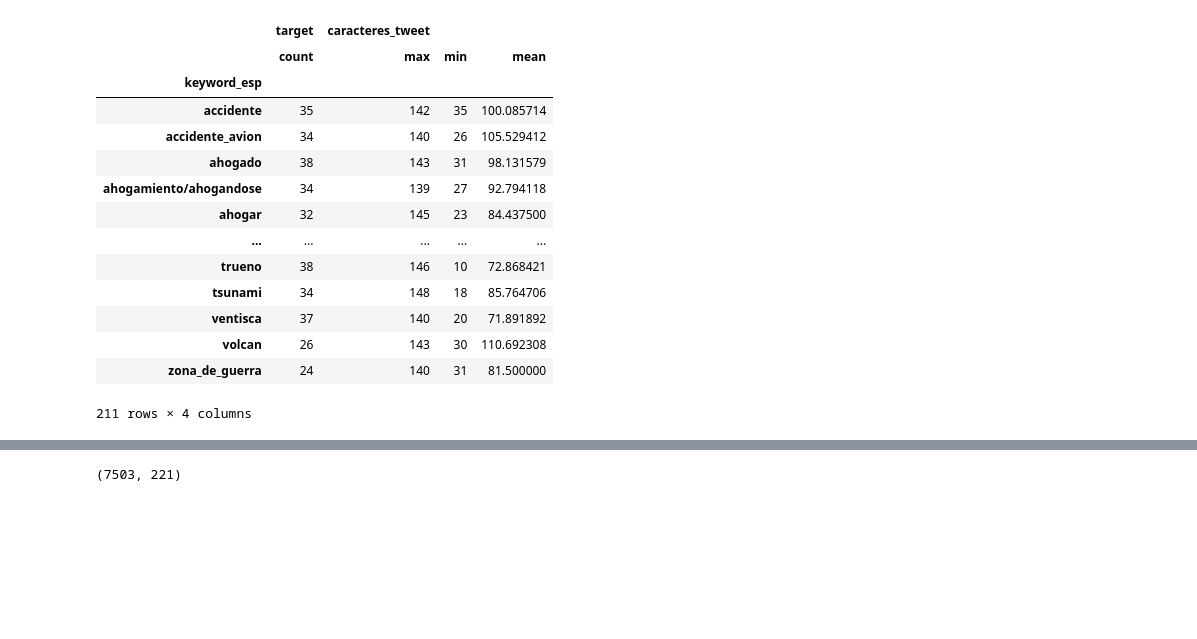
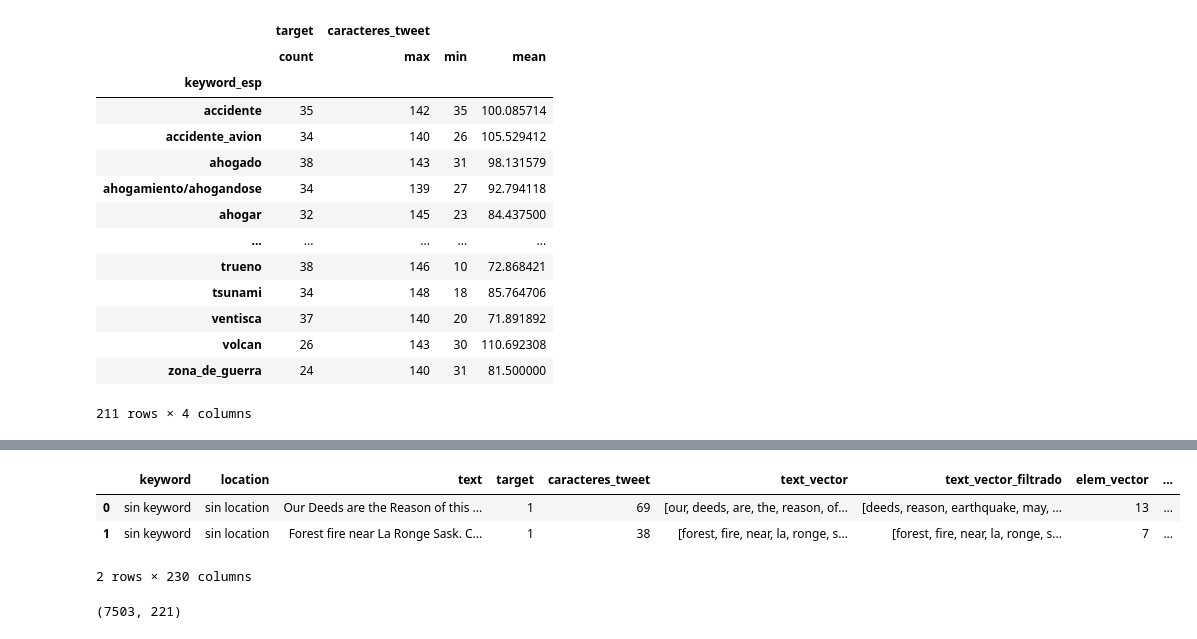
Before and after one commit to elemi10/7506-TP-Org-de-datos, a Jupyter notebook: TP1_Real_or_Not?_NLP_with_Disaster_Tweets.ipynb, the cells around one changed output, grey strips where cells are left out. Saved outputs shown, nothing was run; the diff lists cells and outputs as text; code cells hidden in the pictures; blank space fills up the shorter version.

```diff
--- a/TP1_Real_or_Not?_NLP_with_Disaster_Tweets.ipynb
+++ b/TP1_Real_or_Not?_NLP_with_Disaster_Tweets.ipynb
@@ -573,0 +601,13 @@ df_agrupado2
+# %%
+df_train_merged = pd.concat([df_train,df_train_dummies],axis='columns')
+#pd.options.display.max_columns = 80 -- quise que se muestren todas las columnas pero no hizo nada
+# df_train_merged.columns.tolist() -- para ver todas las columnas
+# %%
+df_train_merged_final=df_train_merged.drop(['keyword_esp','sin keyword'],axis='columns')
+df_train_merged_final.head(2)
+# df_train_merged_final.columns.tolist()
+# %% [output]
+|  | keyword | location | text | target | caracteres_tweet | text_vector | text_vector_filtrado | elem_vector | ... |
+| 0 | sin keyword | sin location | Our Deeds are the Reason of this ... | 1 | 69 | [our, deeds, are, the, reason, of... | [deeds, reason, earthquake, may, ... | 13 | ... |
+| 1 | sin keyword | sin location | Forest fire near La Ronge Sask. C... | 1 | 38 | [forest, fire, near, la, ronge, s... | [forest, fire, near, la, ronge, s... | 7 | ... |
+2 rows × 230 columns
```
Also changed, not shown: parts of 6 cells of this notebook.
